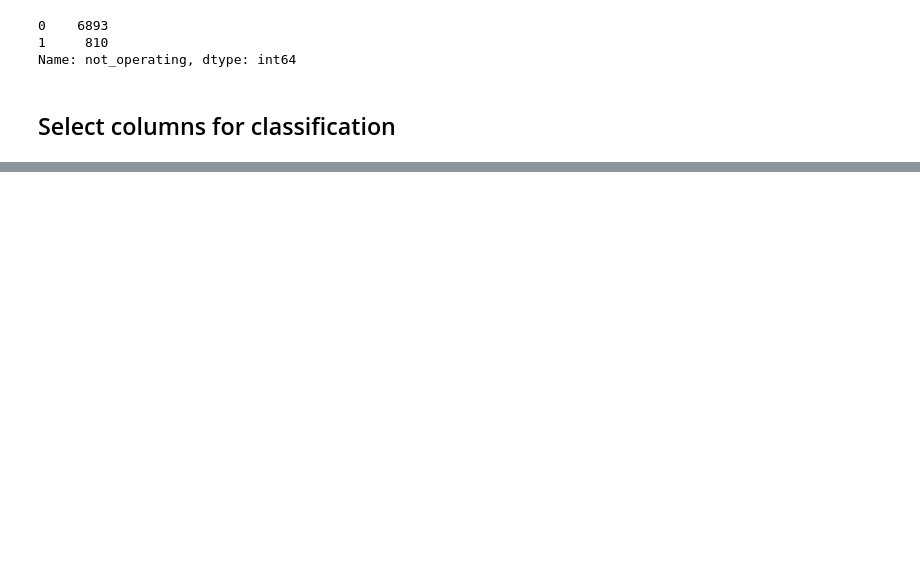
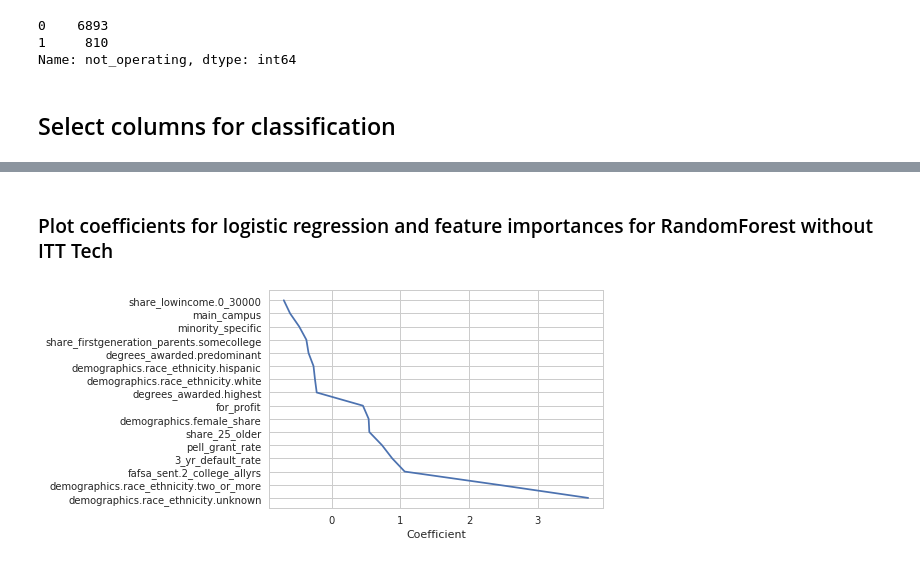
Before and after one commit to aawiegel/CollegeClassification, a Jupyter notebook: Classification.ipynb, the cells around one changed output, grey strips where cells are left out. Drawn from its saved outputs; the diff is of its cells as text; code cells hidden in the pictures; blank space fills up the shorter version.

Commit message:
feature importance

```diff
--- a/Classification.ipynb
+++ b/Classification.ipynb
@@ -443,0 +520,2 @@ y_train.sum()/len(y_train)
+# %%
+X_train, X_test, y_train, y_test = train_test_split(X, y, random_state=42, test_size=0.2)
@@ -443,0 +530,2 @@ y_train.sum()/len(y_train)
+# %%
+fit_models_noITT = fit_and_show_metrics(models, X_train, X_test, y_train, y_test)
@@ -443,0 +557,3 @@ y_train.sum()/len(y_train)
+# %%
+lasso_log_coef = sorted(list(zip(X.columns, fit_models_noITT['Logistic L1'].coef_[0])), key = lambda x: x[1], reverse=True)
+lasso_log_coef
@@ -443,0 +599,5 @@ y_train.sum()/len(y_train)
+# %% [markdown]
+### Plot coefficients for logistic regression and feature importances for RandomForest without ITT Tech
+# %%
+lasso_log_coef_names = [x[0] for x in lasso_log_coef if abs(x[1]) > 0.1]
+lasso_log_coefs_imp = [x[1] for x in lasso_log_coef if abs(x[1]) > 0.1]
@@ -443,0 +607,11 @@ y_train.sum()/len(y_train)
+# %%
+sns.set_style('whitegrid')
+fig, ax = plt.subplots(1)
+
+ax.plot(lasso_log_coefs_imp, range(len(lasso_log_coef_names)))
+plt.yticks(range(len(lasso_log_coef_names)), lasso_log_coef_names)
+ax.set_xlabel("Coefficient")
+
+fig.savefig('coefficients_lasso.png', fmt='png', dpi=600, bbox_inches='tight')
+# %% [output]
+[figure, added]
```
Also changed, not shown: parts of 39 cells of this notebook.
